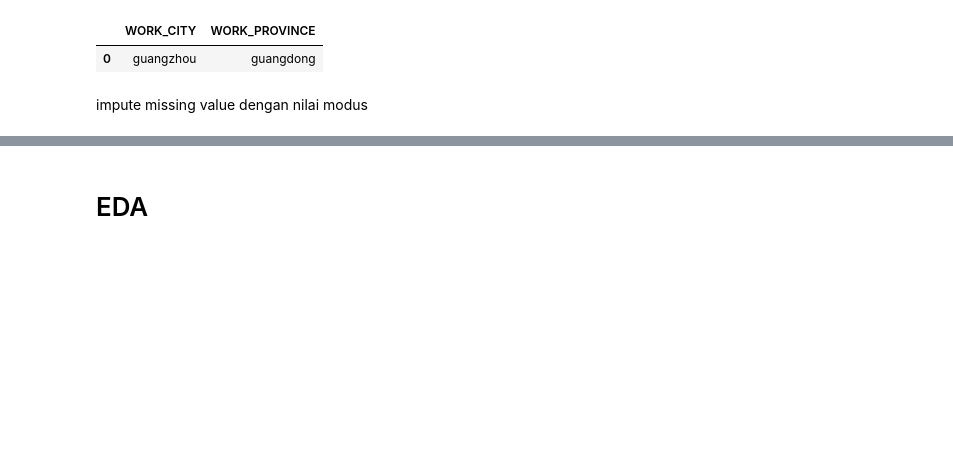
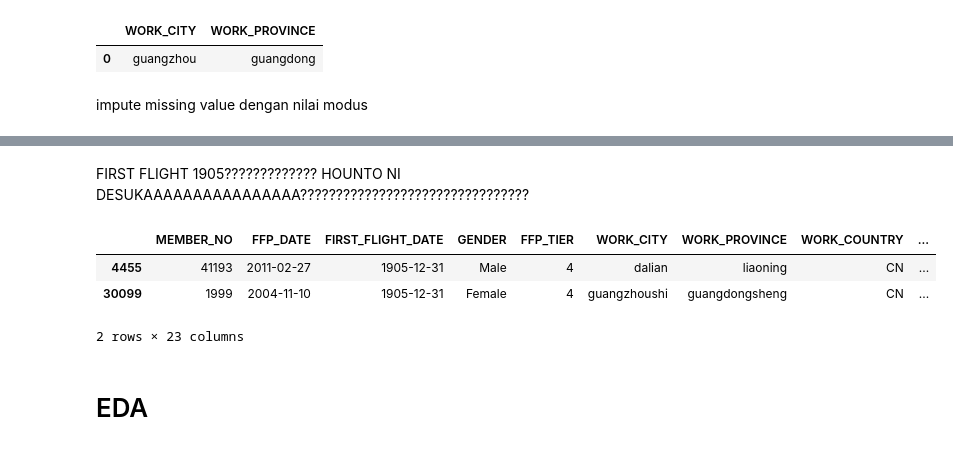
Before and after one commit to gbriansatria/Final-Project-Raka-MAX, a Jupyter notebook: Homework Stage 3/Homework Unsupervised Learning.ipynb, the cells around one changed output, grey strips where cells are left out. Drawn from its saved outputs; the diff is of its cells as text; code cells hidden in the pictures; blank space fills up the shorter version.

```diff
--- a/Homework Stage 3/Homework Unsupervised Learning.ipynb
+++ b/Homework Stage 3/Homework Unsupervised Learning.ipynb
@@ -199,0 +230,9 @@ memory usage: 11.3+ MB
+# %% [markdown]
+FIRST FLIGHT 1905????????????? HOUNTO NI DESUKAAAAAAAAAAAAAAAA????????????????????????????????
+# %%
+new_df[new_df.FIRST_FLIGHT_DATE == '1905-12-31']
+# %% [output]
+|  | MEMBER_NO | FFP_DATE | FIRST_FLIGHT_DATE | GENDER | FFP_TIER | WORK_CITY | WORK_PROVINCE | WORK_COUNTRY | ... |
+| 4455 | 41193 | 2011-02-27 | 1905-12-31 | Male | 4 | dalian | liaoning | CN | ... |
+| 30099 | 1999 | 2004-11-10 | 1905-12-31 | Female | 4 | guangzhoushi | guangdongsheng | CN | ... |
+2 rows × 23 columns
```
Also changed, not shown: parts of 14 cells of this notebook.
